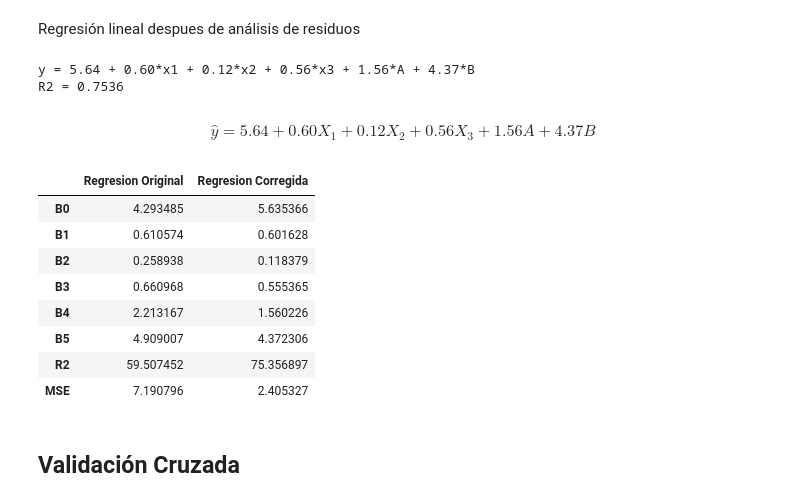
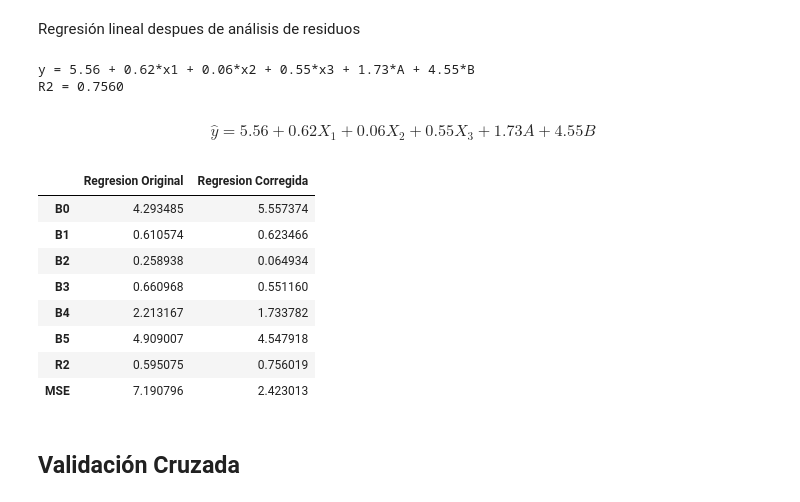
Before and after one commit to aj-hernandezs/Aprendizaje_Estadistico, a Jupyter notebook: Examenes/E01C_LAE.ipynb, the cells around one changed output. Drawn from its saved outputs; the diff is of its cells as text; code cells hidden in the pictures.

```diff
--- a/Examenes/E01_Corregido_0.ipynb
+++ b/Examenes/E01C_LAE.ipynb
@@ -205,7 +244,7 @@ H = X_hl @ np.linalg.inv((X_hl.T @ X_hl)) @ X_hl.T
 hi = np.diag(H)
 
 results['hi'] = hi
-threshold = 2 * (X_new.shape[1]) / X_new.shape[0]
+threshold = 2 * (X_hl.shape[1]) / X_hl.shape[0]
 pp = results[results['hi'] > threshold].index.tolist()
 
 results = results.drop(pp).reset_index()
@@ -259,27 +300,27 @@ print(f'R2 = {R2n:.4f}')
 y_pred_n = lr.predict(X_new)
 e_new = Y_new - y_pred_n
 # %% [output]
-y = 5.64 + 0.60*x1 + 0.12*x2 + 0.56*x3 + 1.56*A + 4.37*B
-R2 = 0.7536
+y = 5.56 + 0.62*x1 + 0.06*x2 + 0.55*x3 + 1.73*A + 4.55*B
+R2 = 0.7560
 # %% [markdown]
-$$ \hat{y} = 5.64 + 0.60X_1 + 0.12X_2 + 0.56X_3 + 1.56A + 4.37B $$
+$$ \hat{y} = 5.56 + 0.62X_1 + 0.06X_2 + 0.55X_3 + 1.73A + 4.55B $$
 # %%
 MSE_new = (np.sum(e_new**2) / len(e_new))
 MSE = (np.sum(e**2) / len(e))
 
-comp = pd.DataFrame({'Regresion Original': [B0, B1, B2, B3, B4, B5, R2*100, MSE],
-                     'Regresion Corregida': [B0n, B1n, B2n, B3n, B4n, B5n, R2n*100, MSE_new]},
+comp = pd.DataFrame({'Regresion Original': [B0, B1, B2, B3, B4, B5, R2, MSE],
+                     'Regresion Corregida': [B0n, B1n, B2n, B3n, B4n, B5n, R2n, MSE_new]},
                      index=['B0', 'B1', 'B2', 'B3', 'B4', 'B5', 'R2', 'MSE'])
 display(comp)
 # %% [output]
 |  | Regresion Original | Regresion Corregida |
-| B0 | 4.293485 | 5.635366 |
-| B1 | 0.610574 | 0.601628 |
-| B2 | 0.258938 | 0.118379 |
-| B3 | 0.660968 | 0.555365 |
-| B4 | 2.213167 | 1.560226 |
-| B5 | 4.909007 | 4.372306 |
-| R2 | 59.507452 | 75.356897 |
-| MSE | 7.190796 | 2.405327 |
+| B0 | 4.293485 | 5.557374 |
+| B1 | 0.610574 | 0.623466 |
+| B2 | 0.258938 | 0.064934 |
+| B3 | 0.660968 | 0.551160 |
+| B4 | 2.213167 | 1.733782 |
+| B5 | 4.909007 | 4.547918 |
+| R2 | 0.595075 | 0.756019 |
+| MSE | 7.190796 | 2.423013 |
 # %% [markdown]
 ## Validación Cruzada
```
Also changed, not shown: parts of 16 cells of this notebook, 3 other files.
